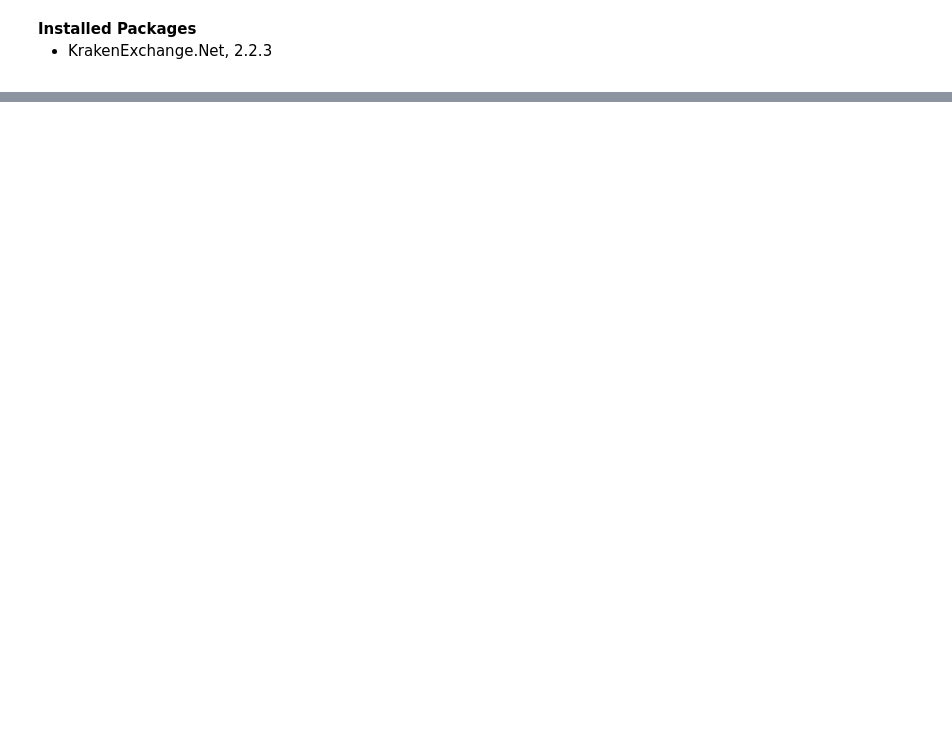
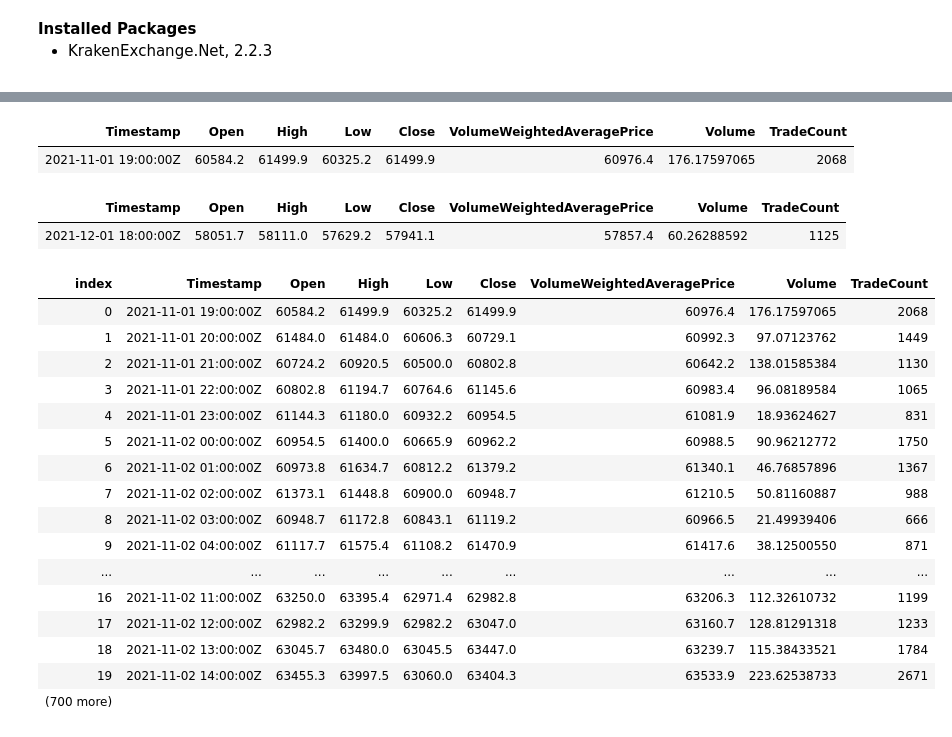
Before and after one commit to dharmatech/kraken-price-history, a Jupyter notebook: kraken-price-history.ipynb, the cells around one changed output, grey strips where cells are left out. Saved outputs shown, nothing was run; the diff lists cells and outputs as text; code cells hidden in the pictures; blank space fills up the shorter version.

```diff
--- a/kraken-price-history.ipynb
+++ b/kraken-price-history.ipynb
@@ -165,0 +123,28 @@ Error: (1,23): error CS0246: The type or namespace name 'HttpClient' could not b
+# %%
+var result_kline = client.GetKlinesAsync("BTCUSD", KlineInterval.OneHour).Result;
+
+display(result_kline.Data.Data.First());
+display(result_kline.Data.Data.Last());
+display(result_kline.Data.Data);
+# %% [output]
+| Timestamp | Open | High | Low | Close | VolumeWeightedAveragePrice | Volume | TradeCount |
+| 2021-11-01 19:00:00Z | 60584.2 | 61499.9 | 60325.2 | 61499.9 | 60976.4 | 176.17597065 | 2068 |
+| Timestamp | Open | High | Low | Close | VolumeWeightedAveragePrice | Volume | TradeCount |
+| 2021-12-01 18:00:00Z | 58051.7 | 58111.0 | 57629.2 | 57941.1 | 57857.4 | 60.26288592 | 1125 |
+| index | Timestamp | Open | High | Low | Close | VolumeWeightedAveragePrice | Volume | TradeCount |
+| 0 | 2021-11-01 19:00:00Z | 60584.2 | 61499.9 | 60325.2 | 61499.9 | 60976.4 | 176.17597065 | 2068 |
+| 1 | 2021-11-01 20:00:00Z | 61484.0 | 61484.0 | 60606.3 | 60729.1 | 60992.3 | 97.07123762 | 1449 |
+| 2 | 2021-11-01 21:00:00Z | 60724.2 | 60920.5 | 60500.0 | 60802.8 | 60642.2 | 138.01585384 | 1130 |
+| 3 | 2021-11-01 22:00:00Z | 60802.8 | 61194.7 | 60764.6 | 61145.6 | 60983.4 | 96.08189584 | 1065 |
+| 4 | 2021-11-01 23:00:00Z | 61144.3 | 61180.0 | 60932.2 | 60954.5 | 61081.9 | 18.93624627 | 831 |
+| 5 | 2021-11-02 00:00:00Z | 60954.5 | 61400.0 | 60665.9 | 60962.2 | 60988.5 | 90.96212772 | 1750 |
+| 6 | 2021-11-02 01:00:00Z | 60973.8 | 61634.7 | 60812.2 | 61379.2 | 61340.1 | 46.76857896 | 1367 |
+| 7 | 2021-11-02 02:00:00Z | 61373.1 | 61448.8 | 60900.0 | 60948.7 | 61210.5 | 50.81160887 | 988 |
+| 8 | 2021-11-02 03:00:00Z | 60948.7 | 61172.8 | 60843.1 | 61119.2 | 60966.5 | 21.49939406 | 666 |
+| 9 | 2021-11-02 04:00:00Z | 61117.7 | 61575.4 | 61108.2 | 61470.9 | 61417.6 | 38.12500550 | 871 |
+| ... | ... | ... | ... | ... | ... | ... | ... | ... |
+| 16 | 2021-11-02 11:00:00Z | 63250.0 | 63395.4 | 62971.4 | 62982.8 | 63206.3 | 112.32610732 | 1199 |
+| 17 | 2021-11-02 12:00:00Z | 62982.2 | 63299.9 | 62982.2 | 63047.0 | 63160.7 | 128.81291318 | 1233 |
+| 18 | 2021-11-02 13:00:00Z | 63045.7 | 63480.0 | 63045.5 | 63447.0 | 63239.7 | 115.38433521 | 1784 |
+| 19 | 2021-11-02 14:00:00Z | 63455.3 | 63997.5 | 63060.0 | 63404.3 | 63533.9 | 223.62538733 | 2671 |
+| (700 more) |  |  |  |  |  |  |  |  |
```
Also changed, not shown: parts of 23 cells of this notebook.
